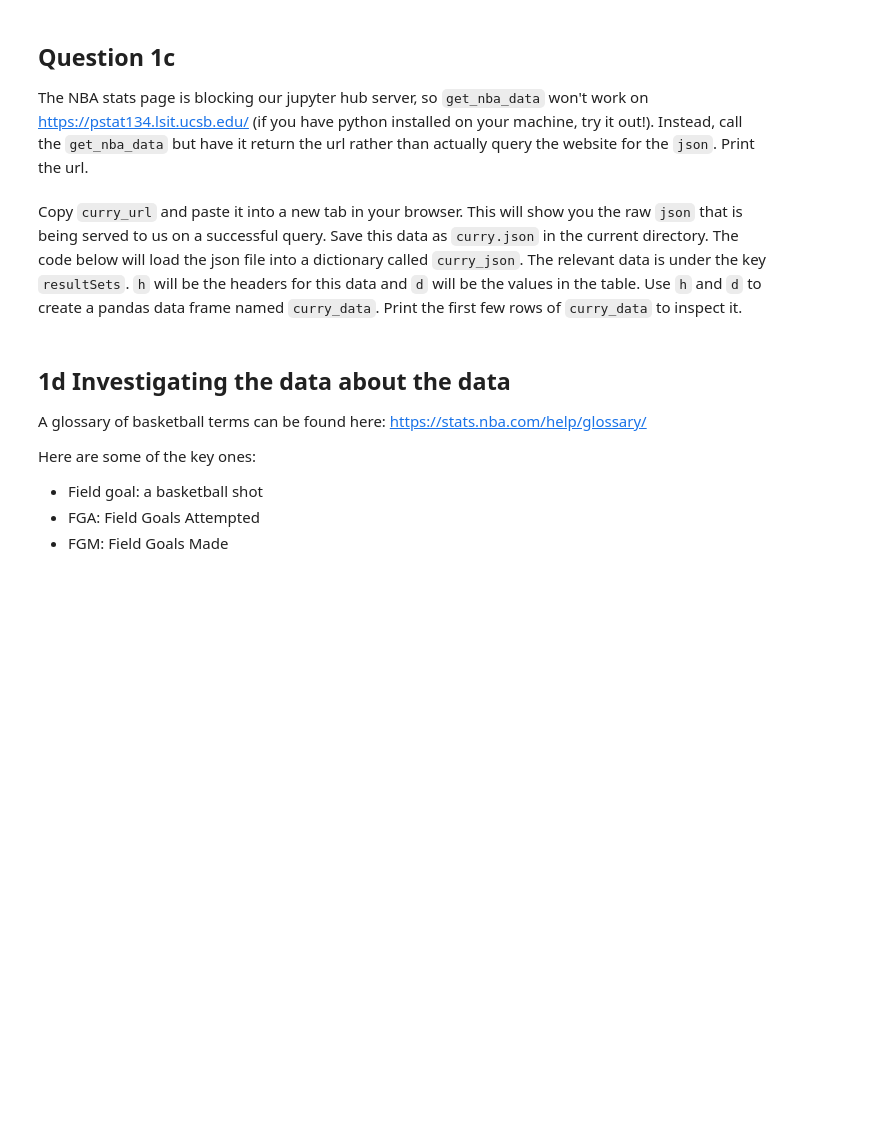
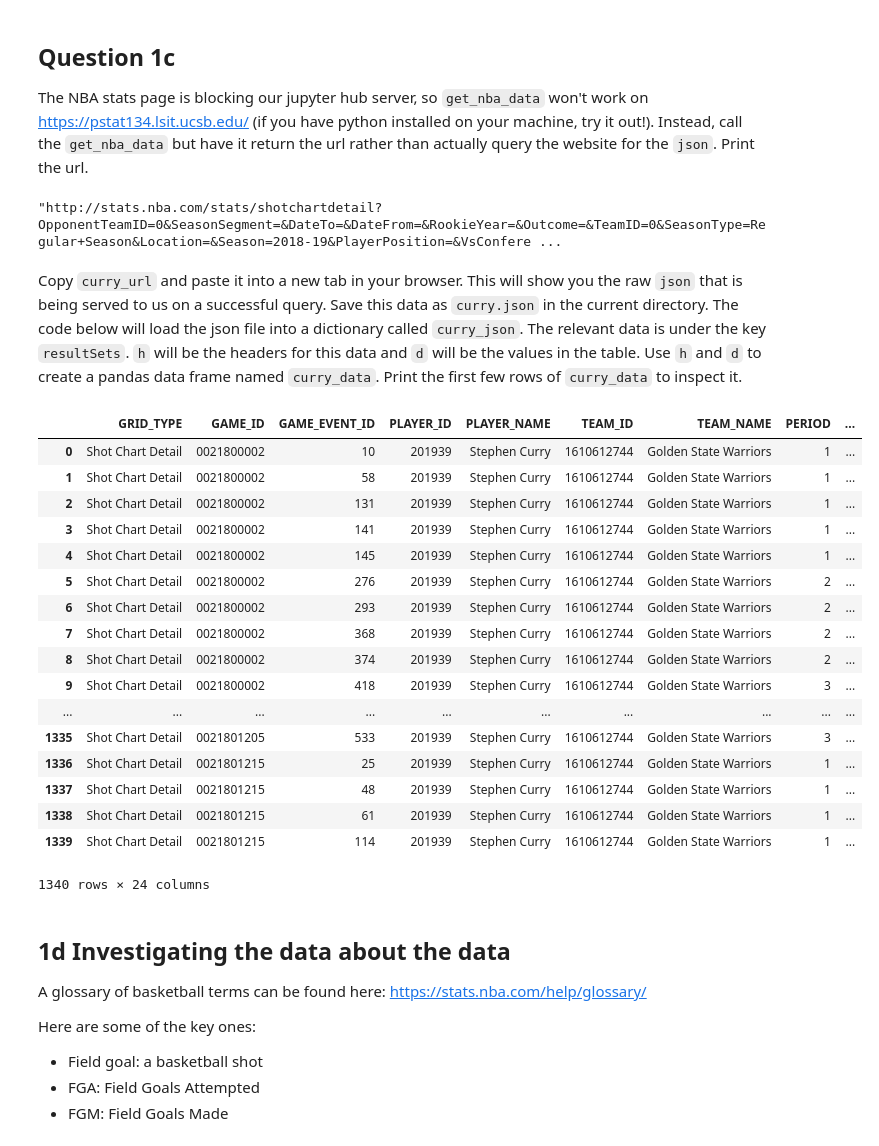
Before and after one commit to jcvdav/Spring2019, a Jupyter notebook: homeworks/homework2/student/homework2.ipynb, the cells around one changed output. Cells and saved outputs as stored; diff of their text form; code cells hidden in the pictures; blank space fills up the shorter version.

```diff
--- a/homeworks/homework2/student/homework2.ipynb
+++ b/homeworks/homework2/student/homework2.ipynb
@@ -168,21 +185,44 @@ if False:
     curry_data = get_nba_data('shotchartdetail', params, return_url=False)
     pickle.dump(allplyrs, open( "curry2018.p", "wb" ) )
 if True:
-    curry_url = ...
+    curry_url = get_nba_data('shotchartdetail', params, return_url=True)
 print(curry_url)
+# %% [output]
+"http://stats.nba.com/stats/shotchartdetail?OpponentTeamID=0&SeasonSegment=&DateTo=&DateFrom=&RookieYear=&Outcome=&TeamID=0&SeasonType=Regular+Season&Location=&Season=2018-19&PlayerPosition=&VsConfere ...
 # %% [markdown]
 Copy `curry_url` and paste it into a new tab in your browser.  This will show you the raw `json` that is being served to us on a successful query.  Save this data as `curry.json` in the current directory.  The code below will load the json file into a dictionary called `curry_json`.  The relevant data is under the key `resultSets`.  `h` will be the headers for this data and `d` will be the values in the table.  Use `h` and `d` to create a pandas data frame named `curry_data`.  Print the first few rows of `curry_data` to inspect it.
 # %%
 import json
 with open('curry.json', 'r') as f:
     curry_json = json.load(f)
 
 curry_json.keys()
 
 h = curry_json['resultSets'][0]['headers']
 d = curry_json['resultSets'][0]['rowSet']
 
-curry_data = ...
+curry_data = pd.DataFrame(d)
+curry_data.columns = h
+curry_data
+# %% [output]
+|  | GRID_TYPE | GAME_ID | GAME_EVENT_ID | PLAYER_ID | PLAYER_NAME | TEAM_ID | TEAM_NAME | PERIOD | ... |
+| 0 | Shot Chart Detail | 0021800002 | 10 | 201939 | Stephen Curry | 1610612744 | Golden State Warriors | 1 | ... |
+| 1 | Shot Chart Detail | 0021800002 | 58 | 201939 | Stephen Curry | 1610612744 | Golden State Warriors | 1 | ... |
+| 2 | Shot Chart Detail | 0021800002 | 131 | 201939 | Stephen Curry | 1610612744 | Golden State Warriors | 1 | ... |
+| 3 | Shot Chart Detail | 0021800002 | 141 | 201939 | Stephen Curry | 1610612744 | Golden State Warriors | 1 | ... |
+| 4 | Shot Chart Detail | 0021800002 | 145 | 201939 | Stephen Curry | 1610612744 | Golden State Warriors | 1 | ... |
+| 5 | Shot Chart Detail | 0021800002 | 276 | 201939 | Stephen Curry | 1610612744 | Golden State Warriors | 2 | ... |
+| 6 | Shot Chart Detail | 0021800002 | 293 | 201939 | Stephen Curry | 1610612744 | Golden State Warriors | 2 | ... |
+| 7 | Shot Chart Detail | 0021800002 | 368 | 201939 | Stephen Curry | 1610612744 | Golden State Warriors | 2 | ... |
+| 8 | Shot Chart Detail | 0021800002 | 374 | 201939 | Stephen Curry | 1610612744 | Golden State Warriors | 2 | ... |
+| 9 | Shot Chart Detail | 0021800002 | 418 | 201939 | Stephen Curry | 1610612744 | Golden State Warriors | 3 | ... |
+| ... | ... | ... | ... | ... | ... | ... | ... | ... | ... |
+| 1335 | Shot Chart Detail | 0021801205 | 533 | 201939 | Stephen Curry | 1610612744 | Golden State Warriors | 3 | ... |
+| 1336 | Shot Chart Detail | 0021801215 | 25 | 201939 | Stephen Curry | 1610612744 | Golden State Warriors | 1 | ... |
+| 1337 | Shot Chart Detail | 0021801215 | 48 | 201939 | Stephen Curry | 1610612744 | Golden State Warriors | 1 | ... |
+| 1338 | Shot Chart Detail | 0021801215 | 61 | 201939 | Stephen Curry | 1610612744 | Golden State Warriors | 1 | ... |
+| 1339 | Shot Chart Detail | 0021801215 | 114 | 201939 | Stephen Curry | 1610612744 | Golden State Warriors | 1 | ... |
+1340 rows × 24 columns
 # %% [markdown]
 ## 1d Investigating the data about the data
 
```
Also changed, not shown: parts of 22 cells of this notebook, 6 other files.
